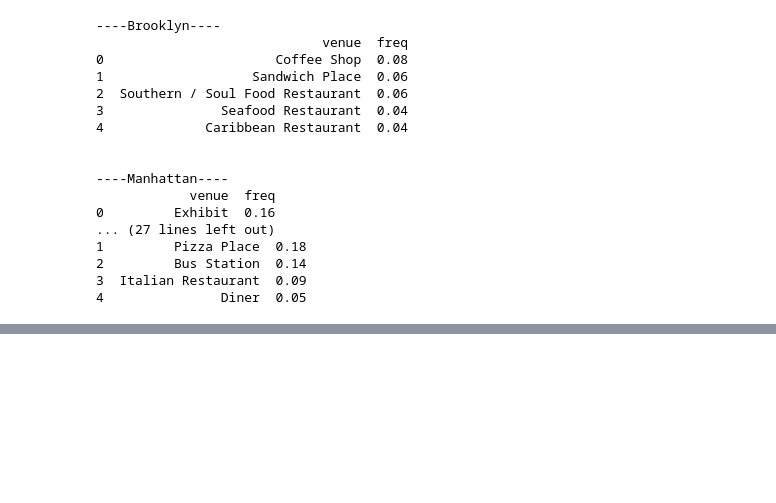
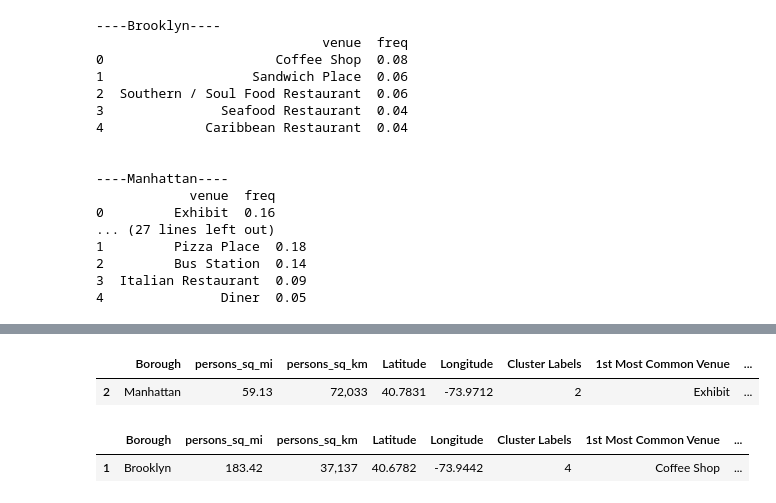
Before and after one commit to vijaykant06/The-Battle-of-Neighhoods, a Jupyter notebook: Battle of Neighborhoods New York.ipynb, the cells around one changed output, grey strips where cells are left out. Cells and saved outputs as stored; diff of their text form; code cells hidden in the pictures; blank space fills up the shorter version.

```diff
--- a/Battle of Neighborhoods New York.ipynb
+++ b/Battle of Neighborhoods New York.ipynb
@@ -663,0 +723,10 @@ NameError: name 'kmeans' is not defined
+# %%
+NY_merged.loc[NY_merged['Cluster Labels'] == 2, NY_merged.columns[[0] + list(range(5, NY_merged.shape[1]))]]
+# %% [output]
+|  | Borough | persons_sq_mi | persons_sq_km | Latitude | Longitude | Cluster Labels | 1st Most Common Venue | ... |
+| 2 | Manhattan | 59.13 | 72,033 | 40.7831 | -73.9712 | 2 | Exhibit | ... |
+# %%
+NY_merged.loc[NY_merged['Cluster Labels'] == 4, NY_merged.columns[[0] + list(range(5, NY_merged.shape[1]))]]
+# %% [output]
+|  | Borough | persons_sq_mi | persons_sq_km | Latitude | Longitude | Cluster Labels | 1st Most Common Venue | ... |
+| 1 | Brooklyn | 183.42 | 37,137 | 40.6782 | -73.9442 | 4 | Coffee Shop | ... |
```
Also changed, not shown: parts of 8 cells of this notebook.
